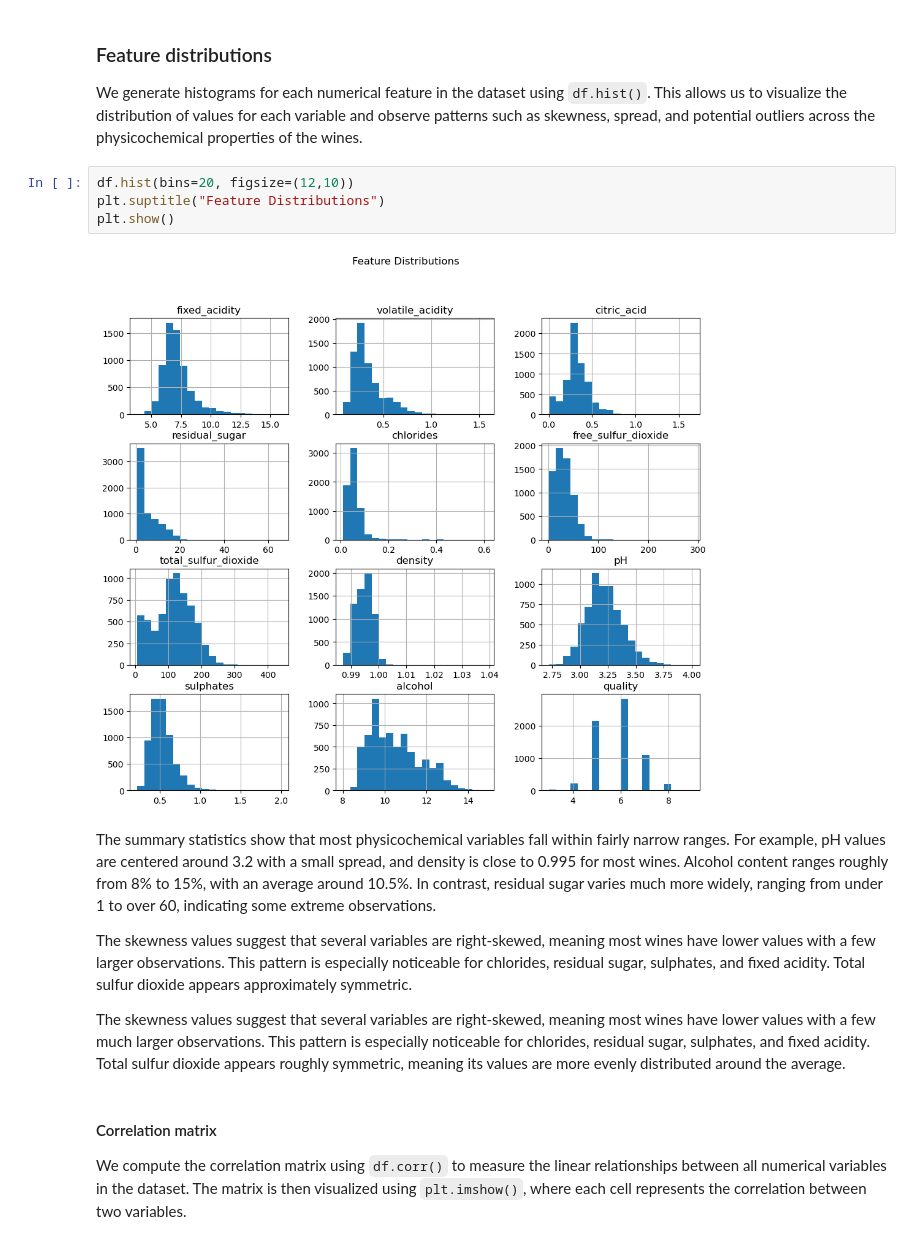
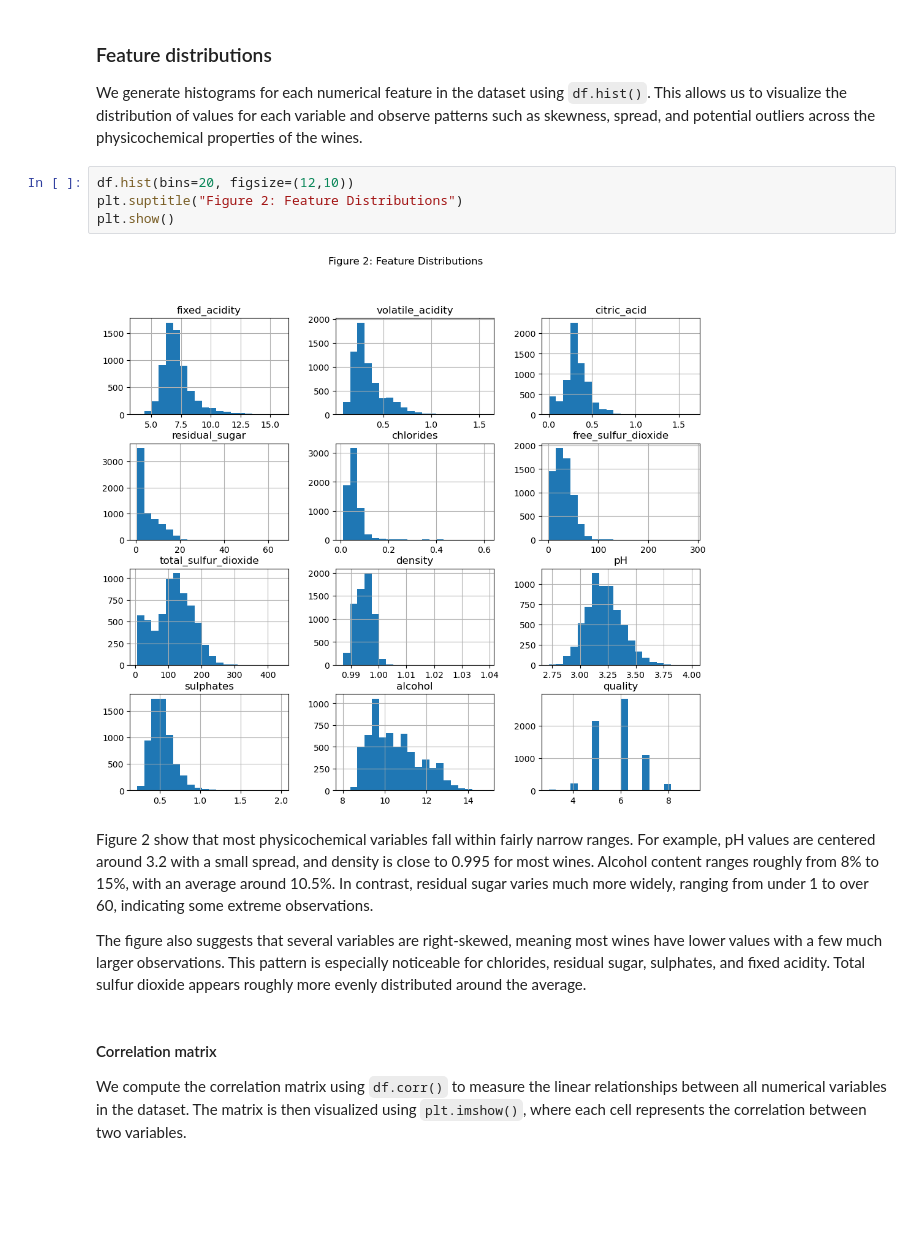
Before and after one commit to UBC-DSCI-310-2025W2/dsci-310-group-07, a Jupyter notebook: reports/white_wine_quality_analysis.ipynb, the cells around one changed output. Saved outputs shown, nothing was run; the diff lists cells and outputs as text; blank space fills up the shorter version.

```diff
--- a/reports/white_wine_quality_analysis.ipynb
+++ b/reports/white_wine_quality_analysis.ipynb
@@ -175,16 +175,14 @@ The distribution of wine quality scores is concentrated around the middle values
 We generate histograms for each numerical feature in the dataset using `df.hist()`. This allows us to visualize the distribution of values for each variable and observe patterns such as skewness, spread, and potential outliers across the physicochemical properties of the wines.
 # %%
 df.hist(bins=20, figsize=(12,10))
-plt.suptitle("Feature Distributions")
+plt.suptitle("Figure 2: Feature Distributions")
 plt.show()
 # %% [output]
-[figure, old version]
+[figure, new version]
 # %% [markdown]
-The summary statistics show that most physicochemical variables fall within fairly narrow ranges. For example, pH values are centered around 3.2 with a small spread, and density is close to 0.995 for most wines. Alcohol content ranges roughly from 8% to 15%, with an average around 10.5%. In contrast, residual sugar varies much more widely, ranging from under 1 to over 60, indicating some extreme observations.
+Figure 2 show that most physicochemical variables fall within fairly narrow ranges. For example, pH values are centered around 3.2 with a small spread, and density is close to 0.995 for most wines. Alcohol content ranges roughly from 8% to 15%, with an average around 10.5%. In contrast, residual sugar varies much more widely, ranging from under 1 to over 60, indicating some extreme observations.
 
-The skewness values suggest that several variables are right-skewed, meaning most wines have lower values with a few larger observations. This pattern is especially noticeable for chlorides, residual sugar, sulphates, and fixed acidity. Total sulfur dioxide appears approximately symmetric.
-
-The skewness values suggest that several variables are right-skewed, meaning most wines have lower values with a few much larger observations. This pattern is especially noticeable for chlorides, residual sugar, sulphates, and fixed acidity. Total sulfur dioxide appears roughly symmetric, meaning its values are more evenly distributed around the average.
+The figure also suggests that several variables are right-skewed, meaning most wines have lower values with a few much larger observations. This pattern is especially noticeable for chlorides, residual sugar, sulphates, and fixed acidity. Total sulfur dioxide appears roughly more evenly distributed around the average.
 # %% [markdown]
 #### Correlation matrix
 
```
Also changed, not shown: parts of 5 cells of this notebook.
